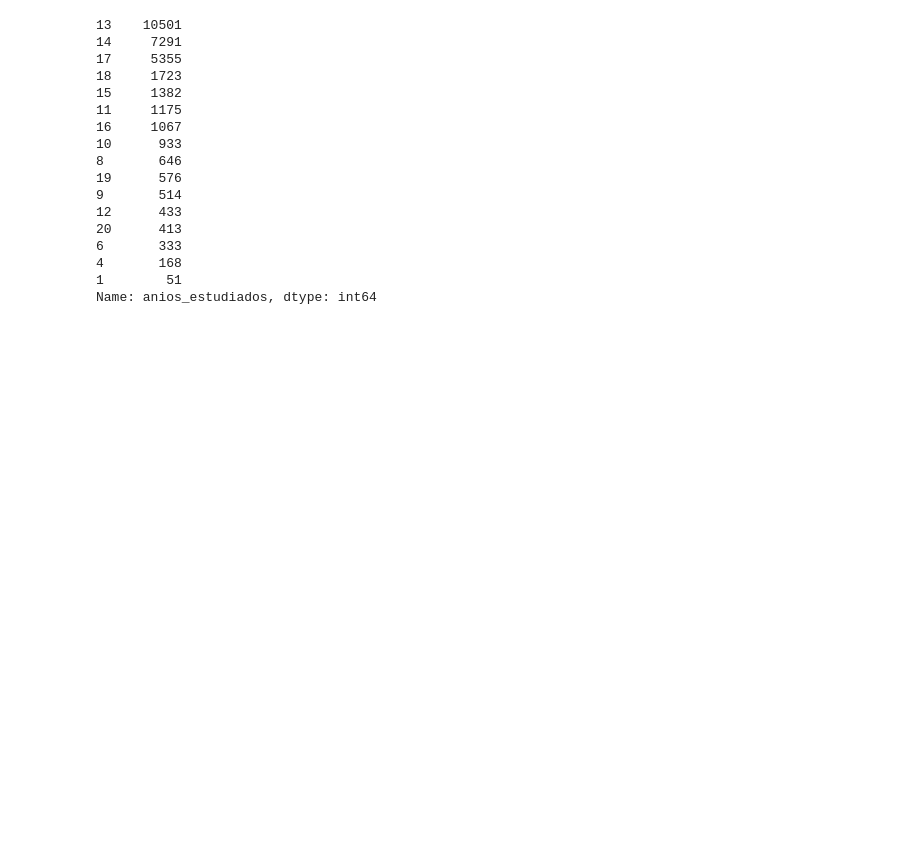
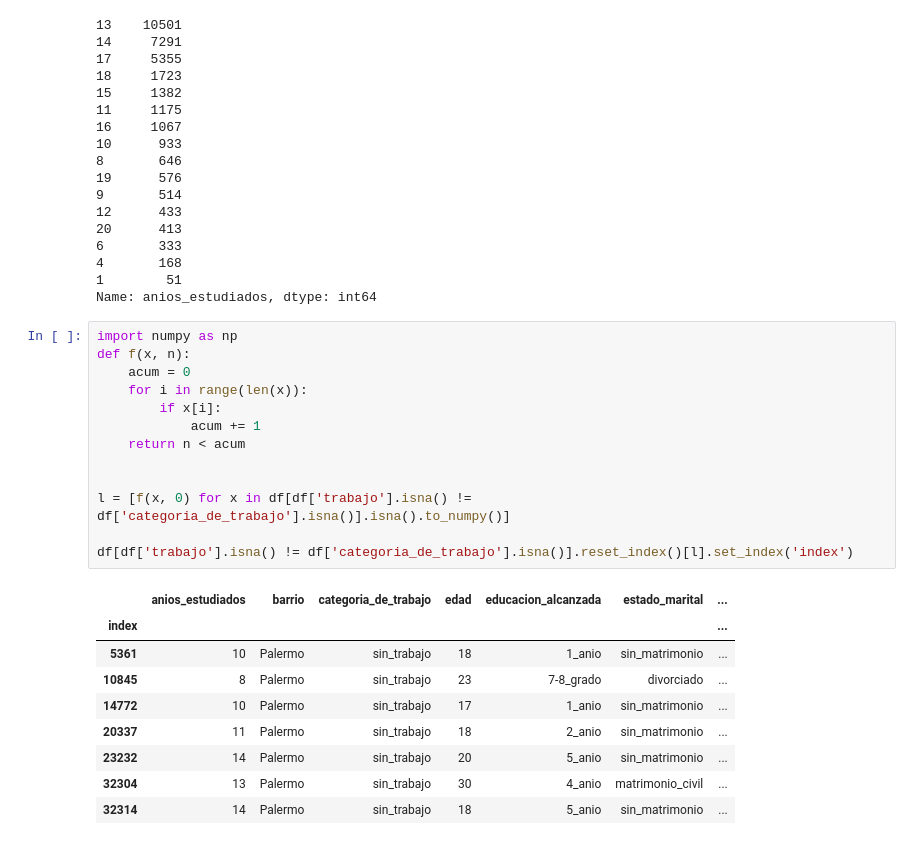
Before and after one commit to SantiValdezUlzurrun/TP-2021-1C-Organizacion-de-datos, a Jupyter notebook: TP.ipynb, the cells around one changed output. Drawn from its saved outputs; the diff is of its cells as text; blank space fills up the shorter version.

```diff
--- a/TP.ipynb
+++ b/TP.ipynb
@@ -117,3 +124,26 @@ df['anios_estudiados'].value_counts()
 4       168
 1        51
 Name: anios_estudiados, dtype: int64
+# %%
+import numpy as np
+def f(x, n):
+    acum = 0
+    for i in range(len(x)):
+        if x[i]:
+            acum += 1
+    return n < acum
+
+
+l = [f(x, 0) for x in df[df['trabajo'].isna() != df['categoria_de_trabajo'].isna()].isna().to_numpy()]
+
+df[df['trabajo'].isna() != df['categoria_de_trabajo'].isna()].reset_index()[l].set_index('index')
+# %% [output]
+|  | anios_estudiados | barrio | categoria_de_trabajo | edad | educacion_alcanzada | estado_marital | ... |
+| index |  |  |  |  |  |  | ... |
+| 5361 | 10 | Palermo | sin_trabajo | 18 | 1_anio | sin_matrimonio | ... |
+| 10845 | 8 | Palermo | sin_trabajo | 23 | 7-8_grado | divorciado | ... |
+| 14772 | 10 | Palermo | sin_trabajo | 17 | 1_anio | sin_matrimonio | ... |
+| 20337 | 11 | Palermo | sin_trabajo | 18 | 2_anio | sin_matrimonio | ... |
+| 23232 | 14 | Palermo | sin_trabajo | 20 | 5_anio | sin_matrimonio | ... |
+| 32304 | 13 | Palermo | sin_trabajo | 30 | 4_anio | matrimonio_civil | ... |
+| 32314 | 14 | Palermo | sin_trabajo | 18 | 5_anio | sin_matrimonio | ... |
```
Also changed, not shown: parts of 6 cells of this notebook, 1 other file.
